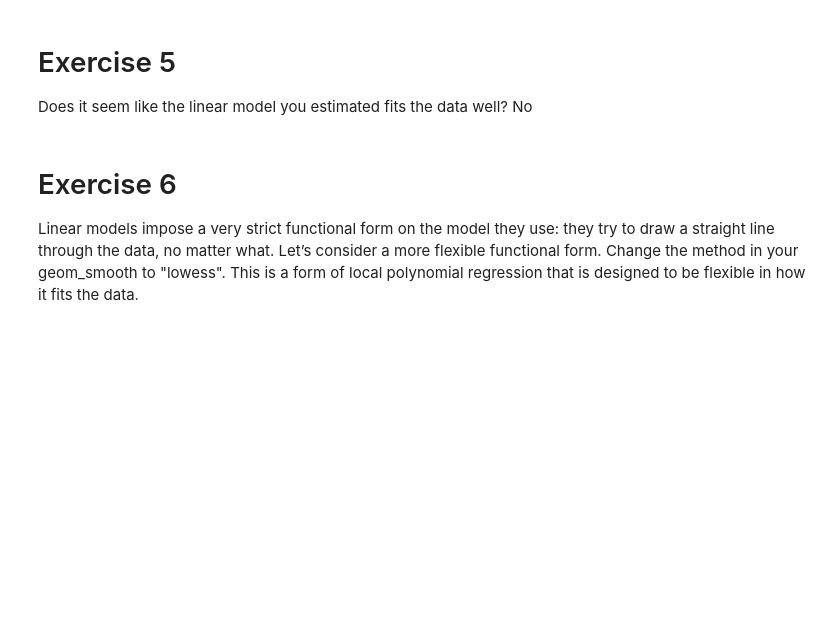
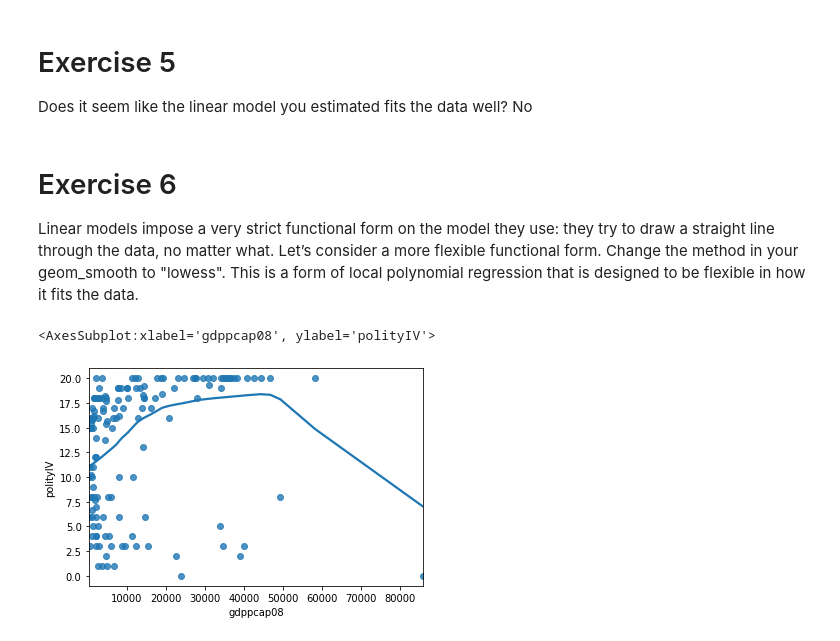
Before and after one commit to weynars/master-of-data-science-strategy-and-leadership, a Jupyter notebook: practical_data_science/5_ plotting/Plotting_2.ipynb, the cells around one changed output. Saved outputs shown, nothing was run; the diff lists cells and outputs as text; code cells hidden in the pictures; blank space fills up the shorter version.

Commit message:
finished plotting exercises

```diff
--- a/practical_data_science/5_ plotting/Plotting_2.ipynb
+++ b/practical_data_science/5_ plotting/Plotting_2.ipynb
@@ -83,3 +83,11 @@ No
 # %% [markdown]
 # Exercise 6
 Linear models impose a very strict functional form on the model they use: they try to draw a straight line through the data, no matter what. Let’s consider a more flexible functional form. Change the method in your geom_smooth to "lowess". This is a form of local polynomial regression that is designed to be flexible in how it fits the data.
+# %%
+sns.regplot(
+    data=wdi,
+    x='gdppcap08', y='polityIV', lowess=True
+)
+# %% [output]
+<AxesSubplot:xlabel='gdppcap08', ylabel='polityIV'>
+[figure, added]
```
Also changed, not shown: parts of 18 cells of this notebook.
